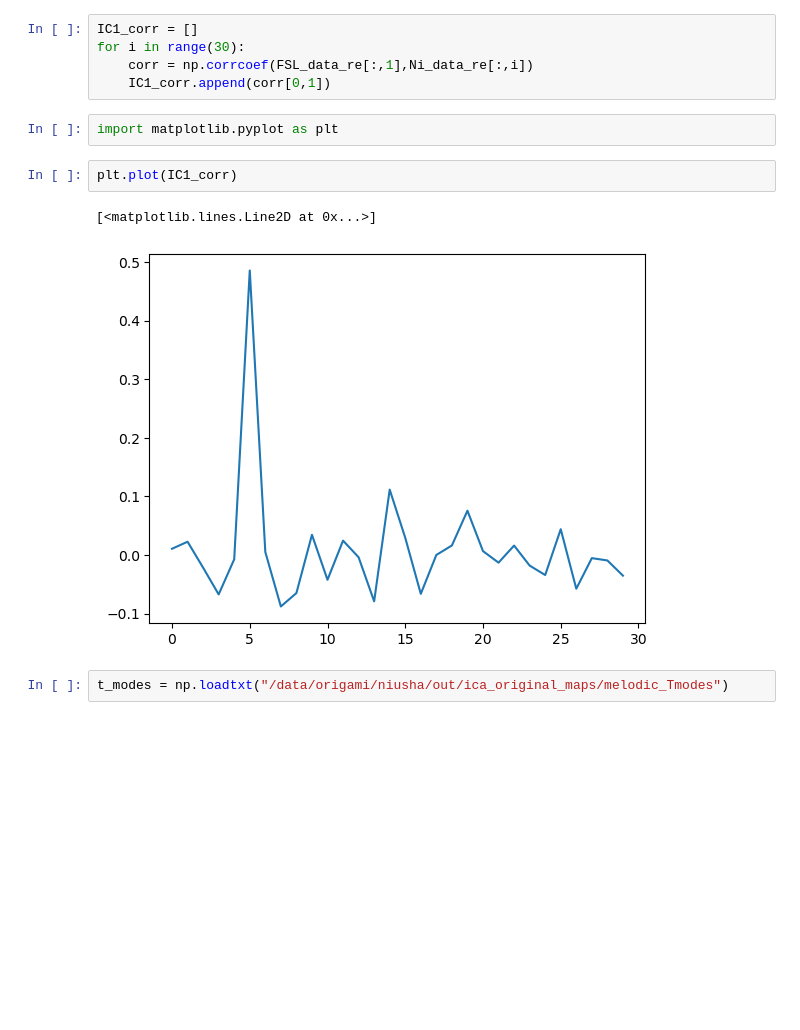
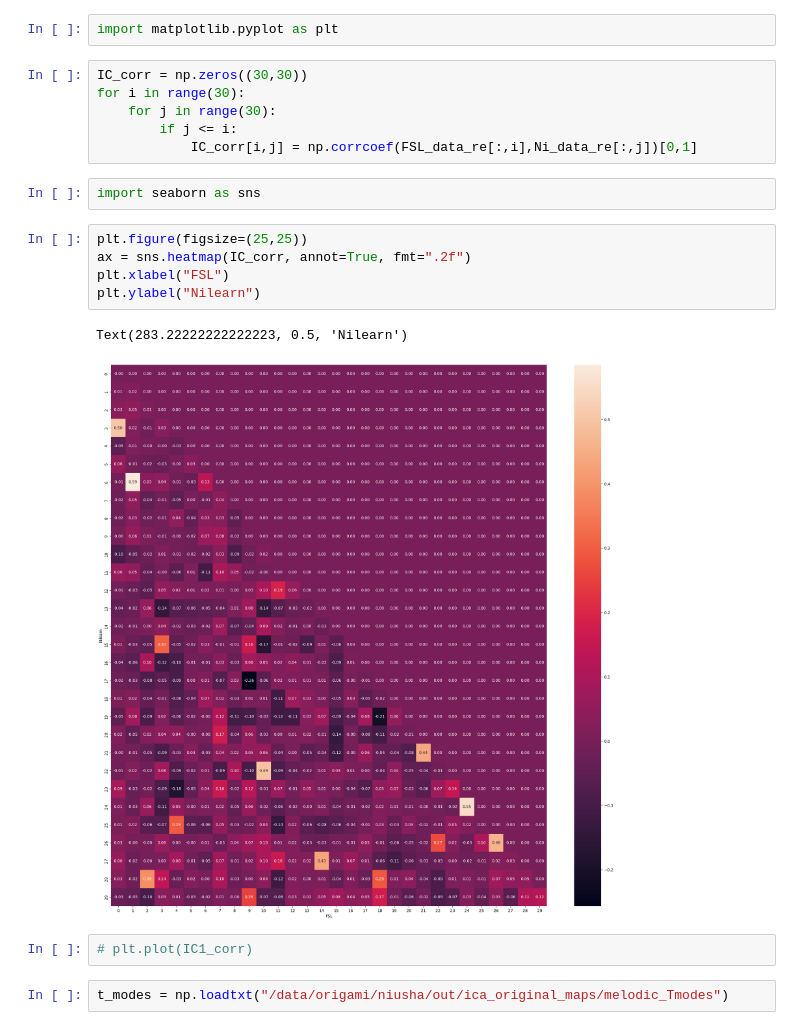
Before and after one commit to mirhnius/ICA_Nilearn_Test, a Jupyter notebook: FSL_visulization.ipynb, the cells around one changed output. Drawn from its saved outputs; the diff is of its cells as text; blank space fills up the shorter version.

Commit message:
testing niftimasker and calc corr between FSL's ICA and Nilearn's ICA

```diff
--- a/FSL_visulization.ipynb
+++ b/FSL_visulization.ipynb
@@ -51,18 +51,26 @@ idx = (FSL_data_re >= 3.0)
 np.sum(idx[...,1])/len(np.ravel(idx[...,1]))
 # %% [output]
 0.0043101858483517936
-# %%
-IC1_corr = []
-for i in range(30):
-    corr = np.corrcoef(FSL_data_re[:,1],Ni_data_re[:,i])
-    IC1_corr.append(corr[0,1])
 # %%
 import matplotlib.pyplot as plt
+# %%
+IC_corr = np.zeros((30,30))
+for i in range(30):
+    for j in range(30):
+        if j <= i:
+            IC_corr[i,j] = np.corrcoef(FSL_data_re[:,i],Ni_data_re[:,j])[0,1]
+# %%
+import seaborn as sns
+# %%
+plt.figure(figsize=(25,25))
+ax = sns.heatmap(IC_corr, annot=True, fmt=".2f")
+plt.xlabel("FSL")
+plt.ylabel("Nilearn")
+# %% [output]
+Text(283.22222222222223, 0.5, 'Nilearn')
+[figure, added]
 # %%
-plt.plot(IC1_corr)
+# plt.plot(IC1_corr)
-# %% [output]
-[<matplotlib.lines.Line2D at 0x...>]
-[figure, removed]
 # %%
 t_modes = np.loadtxt("/data/origami/niusha/out/ica_original_maps/melodic_Tmodes")
 # %%
```
Also changed, not shown: 2 other files.
